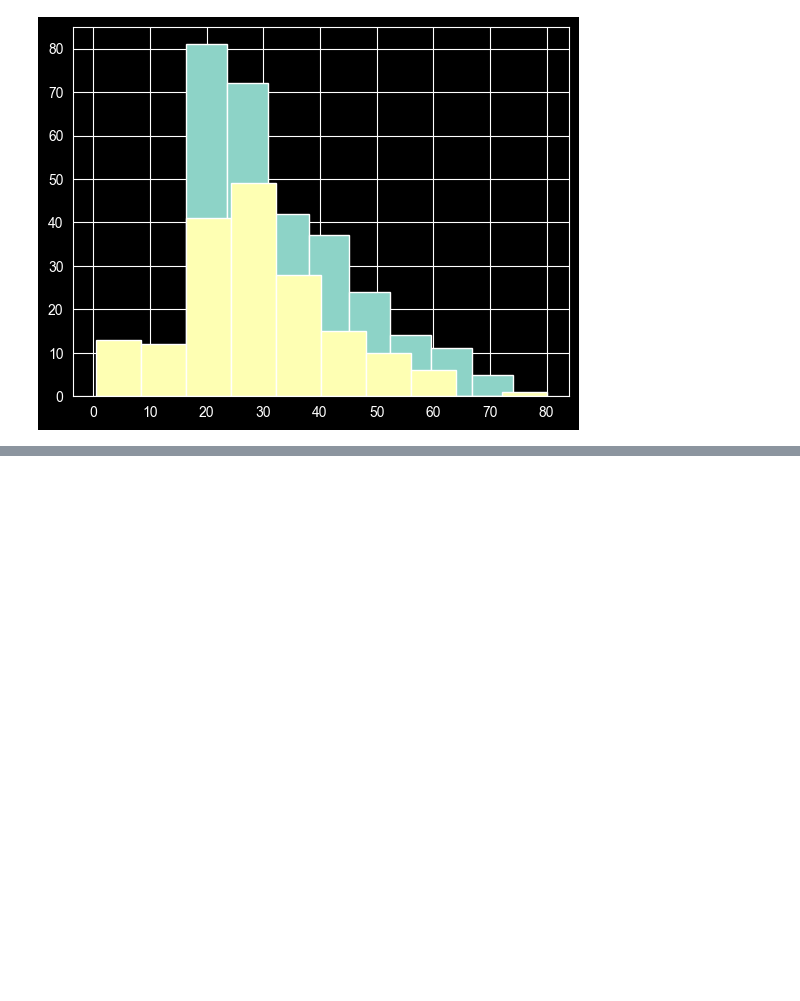
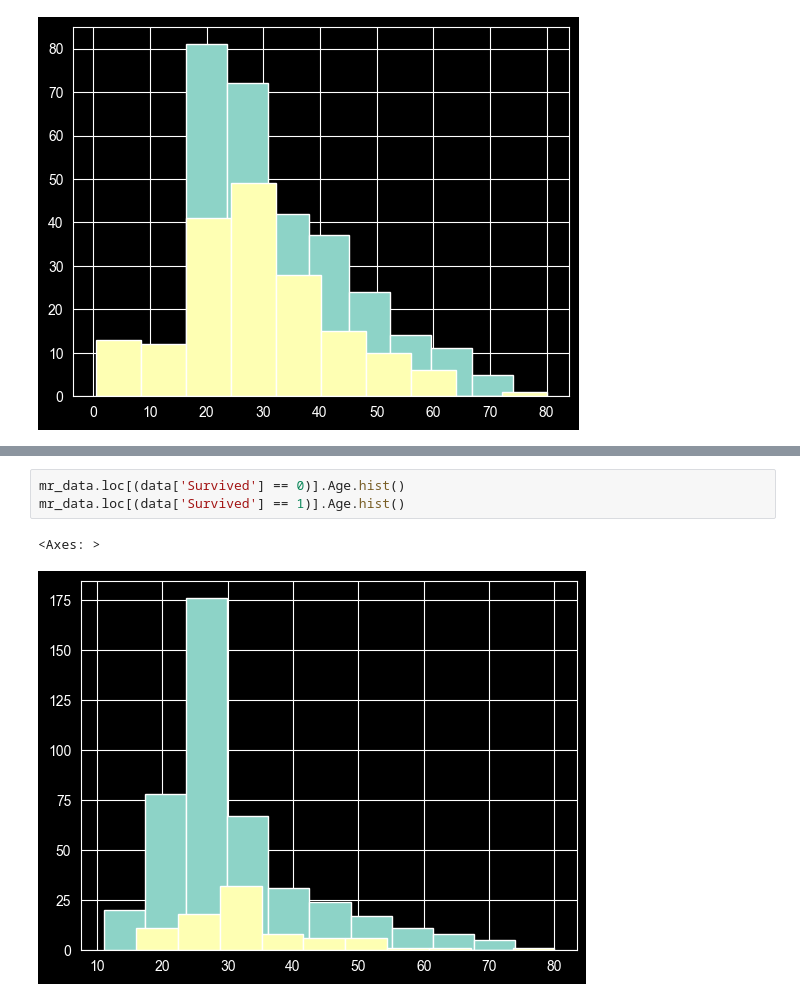
Before and after one commit to Komrad1991/CS351_labs, a Jupyter notebook: lab04.ipynb, the cells around one changed output, grey strips where cells are left out. Cells and saved outputs as stored; diff of their text form; blank space fills up the shorter version.

```diff
--- a/lab04.ipynb
+++ b/lab04.ipynb
@@ -203,0 +244,6 @@ data.loc[((data['Survived'] == 1) & (data["SibSp"] == 0))].Age.hist()
+# %%
+mr_data.loc[(data['Survived'] == 0)].Age.hist()
+mr_data.loc[(data['Survived'] == 1)].Age.hist()
+# %% [output]
+<Axes: >
+[figure, added]
```
Also changed, not shown: parts of 17 cells of this notebook, 1 other file.
